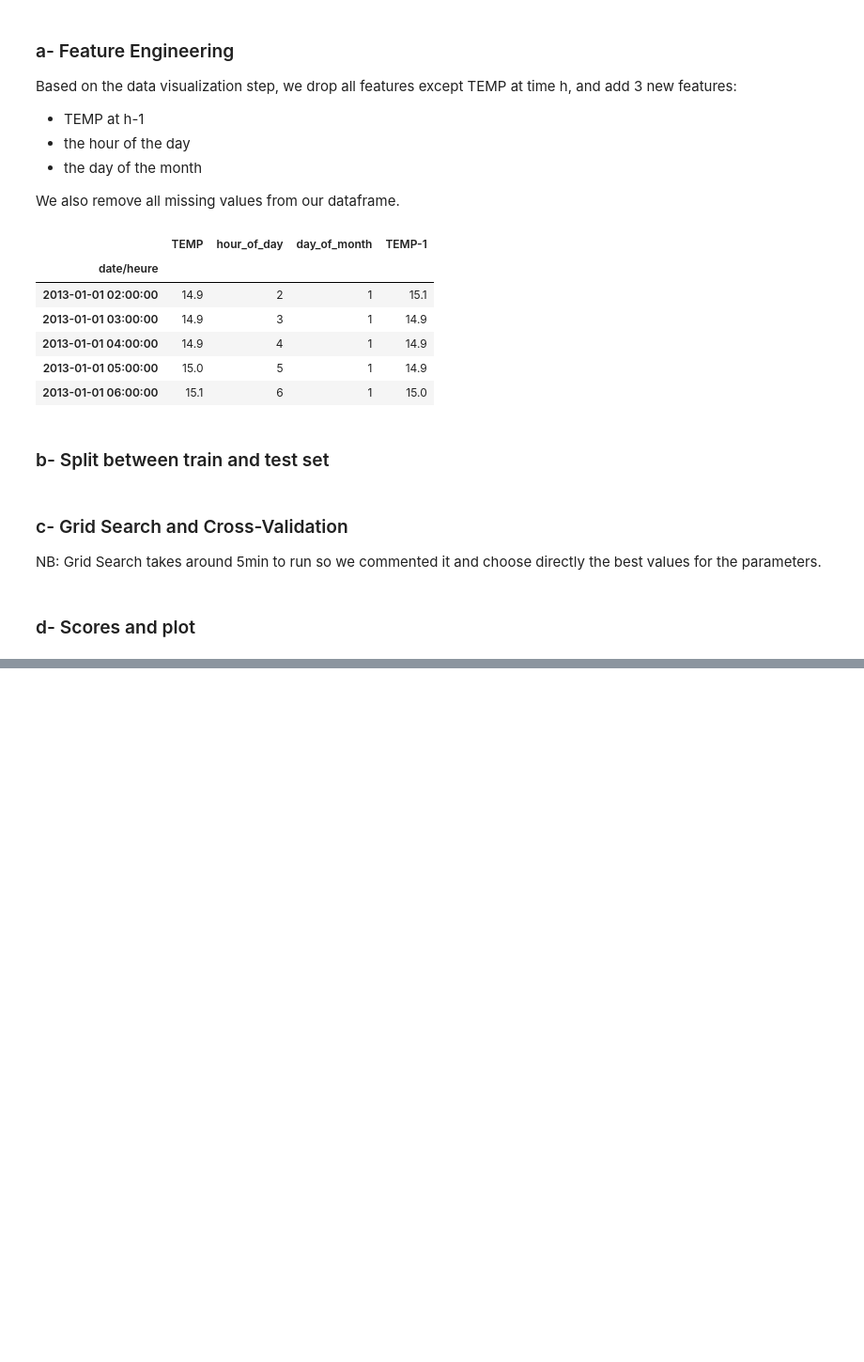
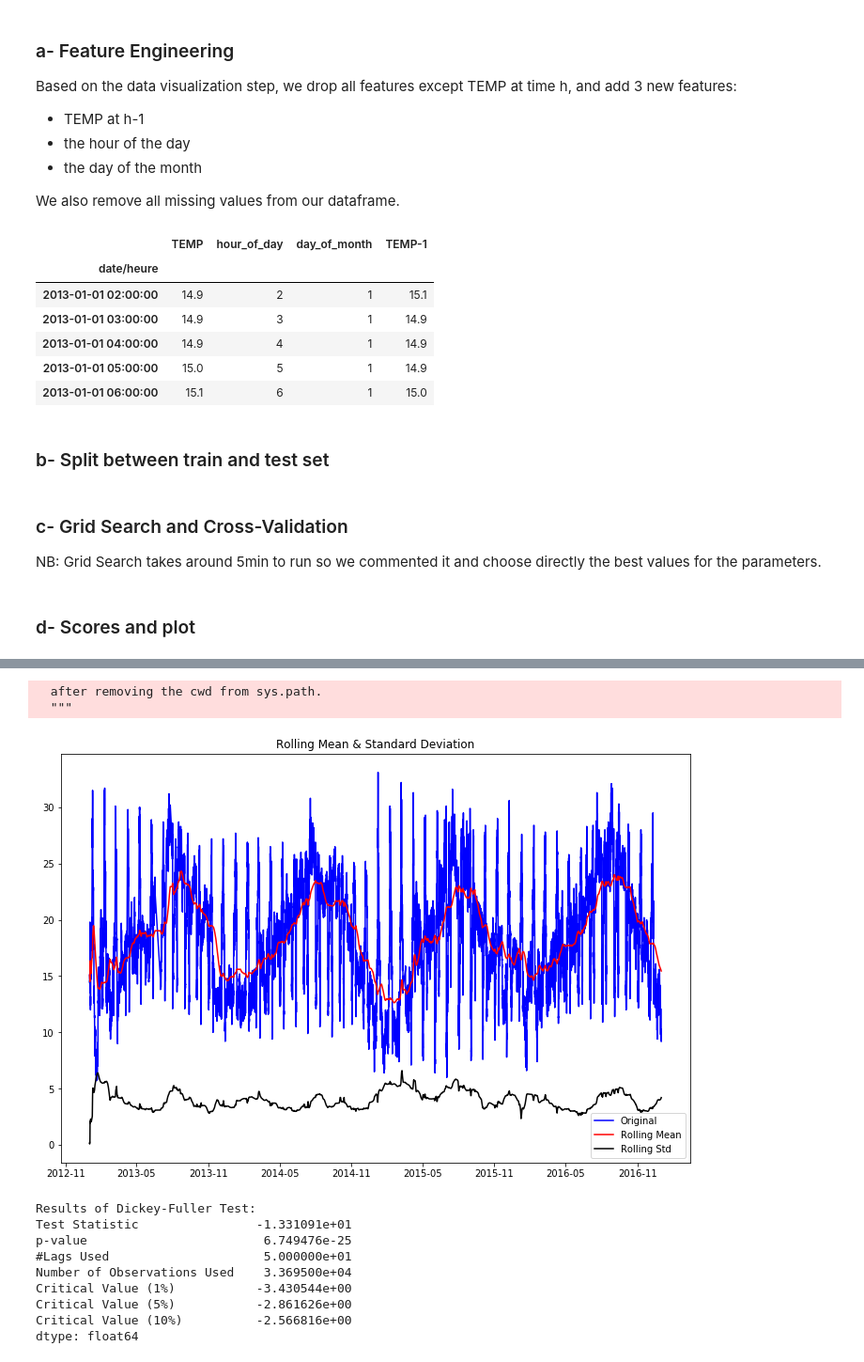
Before and after one commit to bdelorme/Temperature_TimeSeries_Prediction, a Jupyter notebook: exploration.ipynb, the cells around one changed output, grey strips where cells are left out. Shown at 94% size. Drawn from its saved outputs; the diff is of its cells as text; code cells hidden in the pictures; blank space fills up the shorter version.

```diff
--- a/exploration.ipynb
+++ b/exploration.ipynb
@@ -179,0 +194,40 @@ Test score: 0.9866481024206982
+# %%
+def test_stationarity(timeseries, window):
+
+    #Determing rolling statistics
+    rolmean = pd.rolling_mean(timeseries, window=window, min_periods=1)
+    rolstd = pd.rolling_std(timeseries, window=window, min_periods=1)
+
+    #Plot rolling statistics:
+    fig = plt.figure(figsize=(12, 8))
+    orig = plt.plot(timeseries, color='blue', label='Original')
+    mean = plt.plot(rolmean, color='red', label='Rolling Mean')
+    std = plt.plot(rolstd, color='black', label = 'Rolling Std')
+    plt.legend(loc='best')
+    plt.title('Rolling Mean & Standard Deviation')
+    plt.show()
+
+    #Perform Dickey-Fuller test:
+    print('Results of Dickey-Fuller Test:')
+    dftest = adfuller(timeseries)
+    dfoutput = pd.Series(dftest[0:4], index=['Test Statistic','p-value','#Lags Used','Number of Observations Used'])
+    for key,value in dftest[4].items():
+        dfoutput['Critical Value (%s)'%key] = value
+    print(dfoutput)
+# %%
+data = preprocess_AR(data)
+window = 30*24
+test_stationarity(data.TEMP, window)
+# %% [output]
+  after removing the cwd from sys.path.
+  """
+[figure, added]
+Results of Dickey-Fuller Test:
+Test Statistic                -1.331091e+01
+p-value                        6.749476e-25
+#Lags Used                     5.000000e+01
+Number of Observations Used    3.369500e+04
+Critical Value (1%)           -3.430544e+00
+Critical Value (5%)           -2.861626e+00
+Critical Value (10%)          -2.566816e+00
+dtype: float64
```
Also changed, not shown: parts of 25 cells of this notebook, 7 other files.
